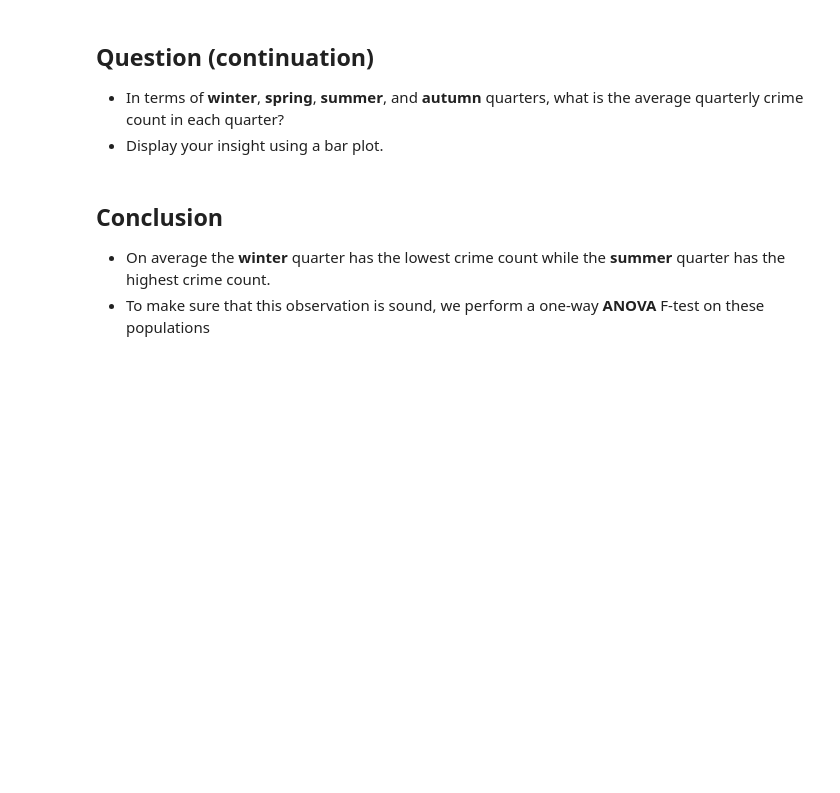
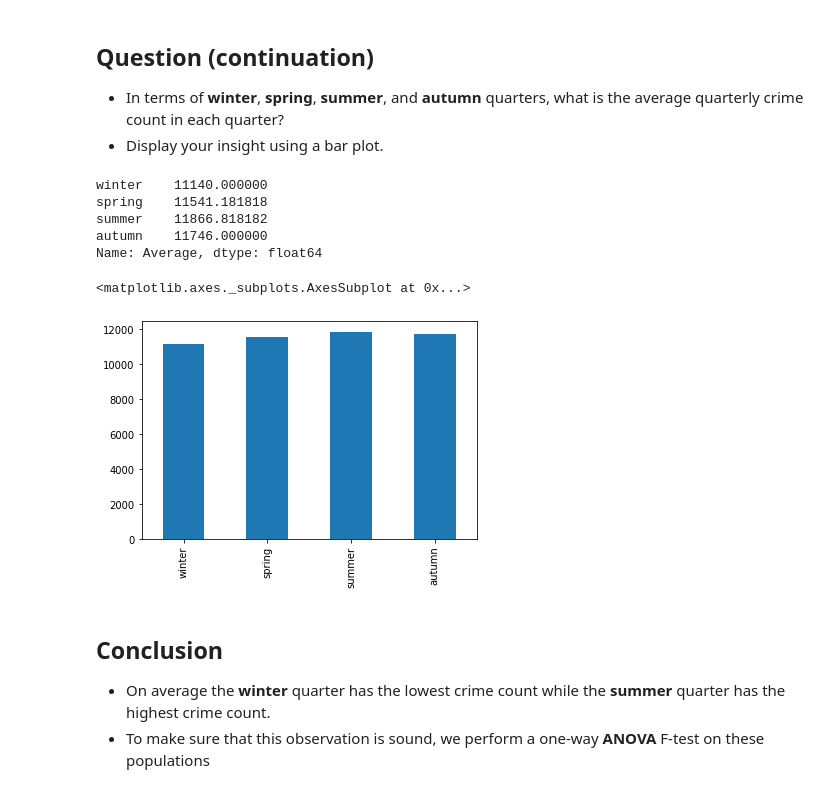
Before and after one commit to lvreynoso/seattle-crime-data, a Jupyter notebook: Seattle Crimes Coding Challenge.ipynb, the cells around one changed output. Cells and saved outputs as stored; diff of their text form; code cells hidden in the pictures; blank space fills up the shorter version.

```diff
--- a/Seattle Crimes Coding Challenge.ipynb
+++ b/Seattle Crimes Coding Challenge.ipynb
@@ -184,0 +397,14 @@ mapping dictionary.
+# %%
+histg = yf.groupby('Year')
+# histg.first()
+histg.get_group(2008)['Classification'].value_counts()
+
+hist_s = []
+years = []
+
+for name, group in histg:
+    hist_s.append(group['Classification'].value_counts())
+    years.append(name)
+
+histf = pd.DataFrame(data=hist_s, index=years)
+histf
@@ -184,0 +441,21 @@ mapping dictionary.
+# %%
+histq = yf.groupby('Quarter')
+# histq.first()
+# histq.get_group(1.0)['Classification'].value_counts()
+
+histq_s = []
+quarters = []
+qmap = {
+    1.0: "winter",
+    2.0: "spring",
+    3.0: "summer",
+    4.0: "autumn"
+}
+
+
+for name, group in histq:
+    histq_s.append(group['Classification'].value_counts())
+    quarters.append(qmap[name])
+
+histq_f = pd.DataFrame(data=histq_s, index=quarters)
+histq_f
@@ -191,3 +472,21 @@ mapping dictionary.
+# %%
+qcc = histq_f.apply(lambda x: x)
+qcc['Total'] = histq_f.sum(axis=1)
+qcc['Average'] = qcc.Total.apply(lambda x: x / len(years))
+# qcc
+qplot = qcc['Average']
+qplot
+# %% [output]
+winter    11140.000000
+spring    11541.181818
+summer    11866.818182
+autumn    11746.000000
+Name: Average, dtype: float64
+# %%
+qplot.plot.bar(x=qplot.index)
+# %% [output]
+<matplotlib.axes._subplots.AxesSubplot at 0x...>
+[figure, added]
 # %% [markdown]
 ## Conclusion
 
```
Also changed, not shown: parts of 50 cells of this notebook.
